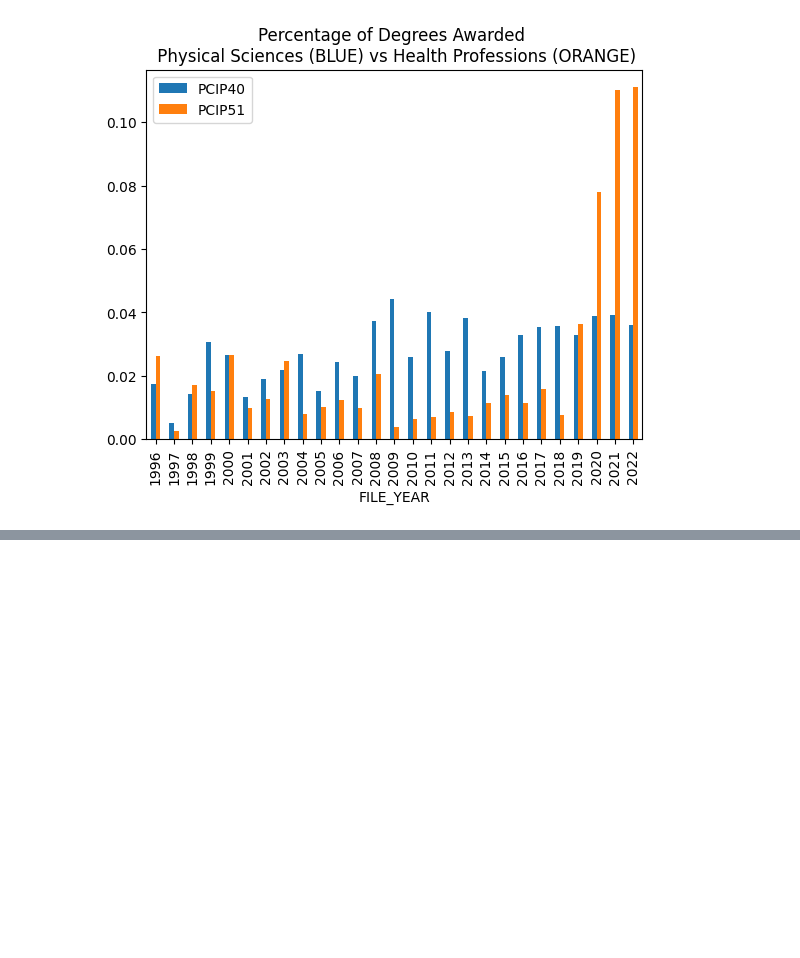
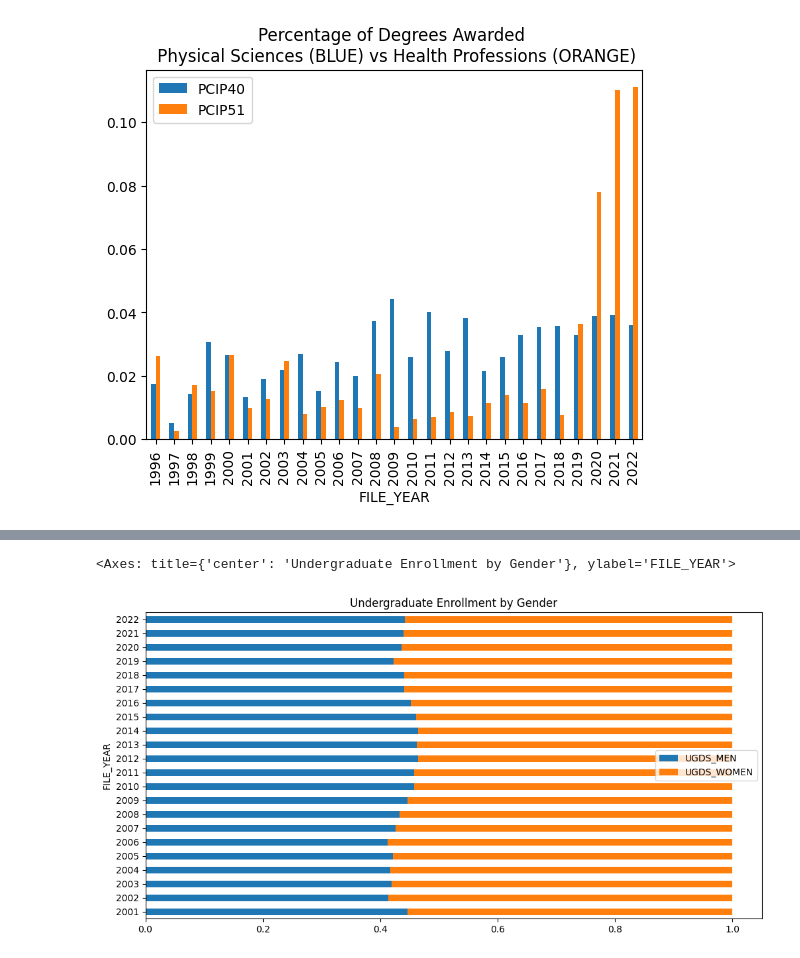
Before and after one commit to PhysicsBen/carthage-lecture-2025, a Jupyter notebook: hackathon/hackathon_readme.ipynb, the cells around one changed output, grey strips where cells are left out. Cells and saved outputs as stored; diff of their text form; code cells hidden in the pictures; blank space fills up the shorter version.

```diff
--- a/hackathon/hackathon_readme.ipynb
+++ b/hackathon/hackathon_readme.ipynb
@@ -337,0 +393,12 @@ institution_all_years_carthage.plot(x='FILE_YEAR', y=['PCIP40', 'PCIP51'], kind=
+# %%
+institution_all_years_carthage[institution_all_years_carthage.FILE_YEAR>2000].plot(
+    x='FILE_YEAR',
+    y=['UGDS_MEN','UGDS_WOMEN'],
+    kind='barh',
+    stacked=True,
+    title='Undergraduate Enrollment by Gender',
+    figsize=(12,6)
+)
+# %% [output]
+<Axes: title={'center': 'Undergraduate Enrollment by Gender'}, ylabel='FILE_YEAR'>
+[figure, added]
```
Also changed, not shown: parts of 18 cells of this notebook.
